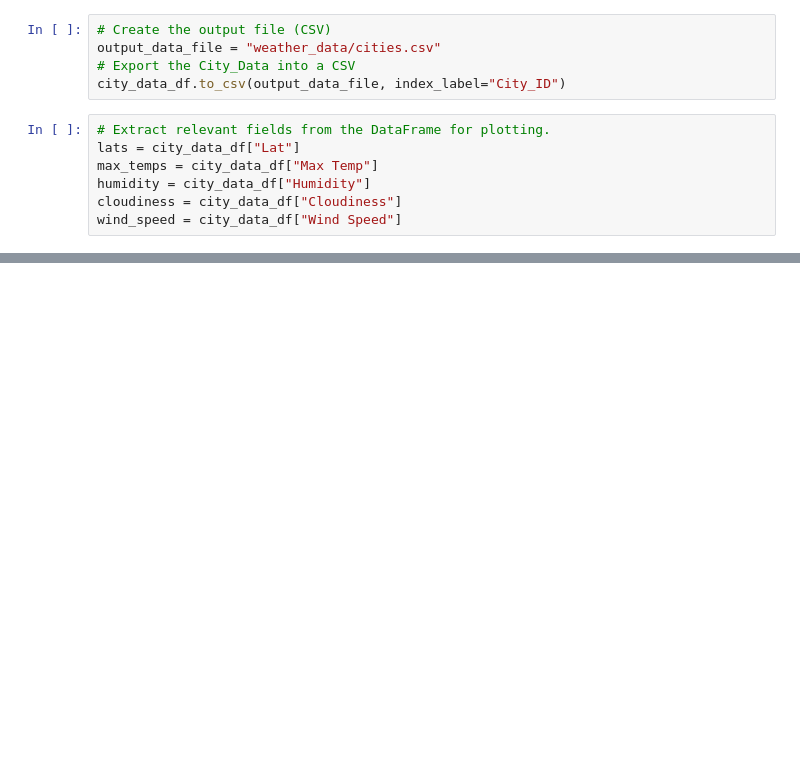
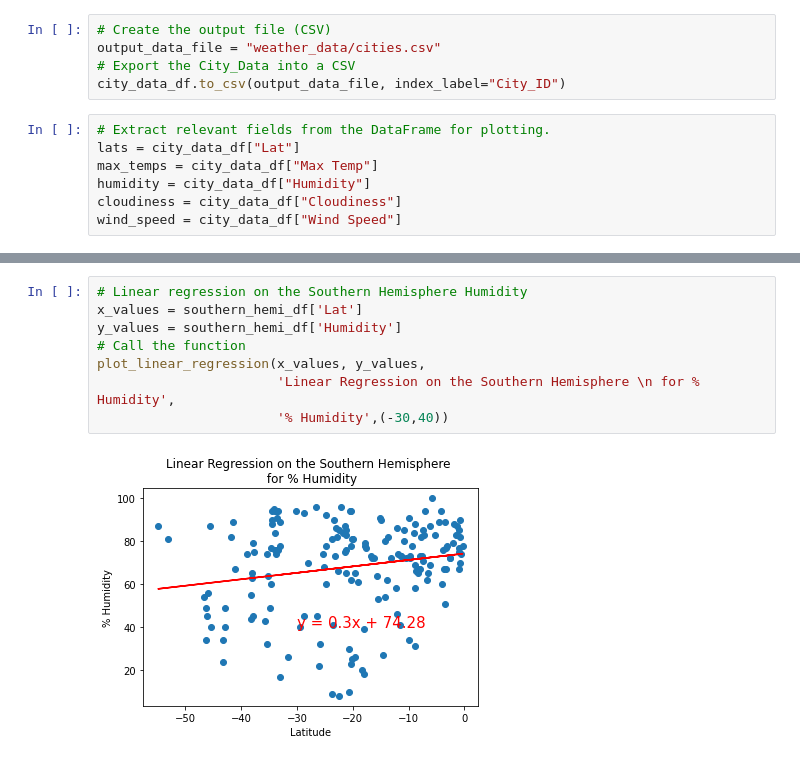
Before and after one commit to MEJE56/06-World_Weather_Analysis, a Jupyter notebook: WeatherPy.ipynb, the cells around one changed output, grey strips where cells are left out. Drawn from its saved outputs; the diff is of its cells as text; blank space fills up the shorter version.

```diff
--- a/WeatherPy.ipynb
+++ b/WeatherPy.ipynb
@@ -231,0 +307,10 @@ plt.show()
+# %%
+# Linear regression on the Southern Hemisphere Humidity
+x_values = southern_hemi_df['Lat']
+y_values = southern_hemi_df['Humidity']
+# Call the function
+plot_linear_regression(x_values, y_values,
+                       'Linear Regression on the Southern Hemisphere \n for % Humidity',
+                       '% Humidity',(-30,40))
+# %% [output]
+[figure, added]
```
Also changed, not shown: parts of 19 cells of this notebook.
